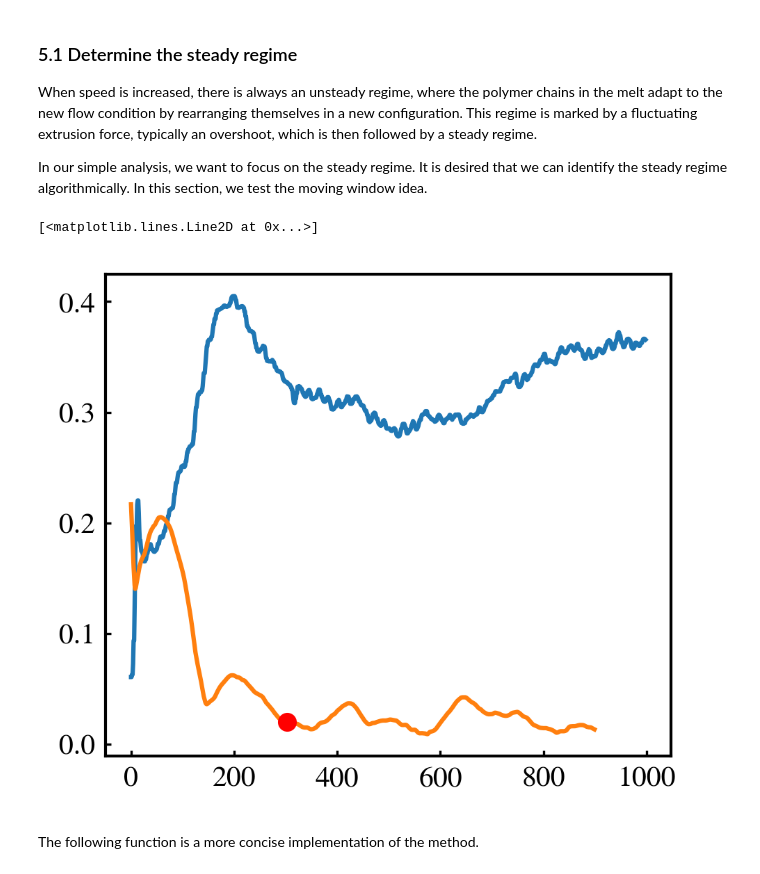
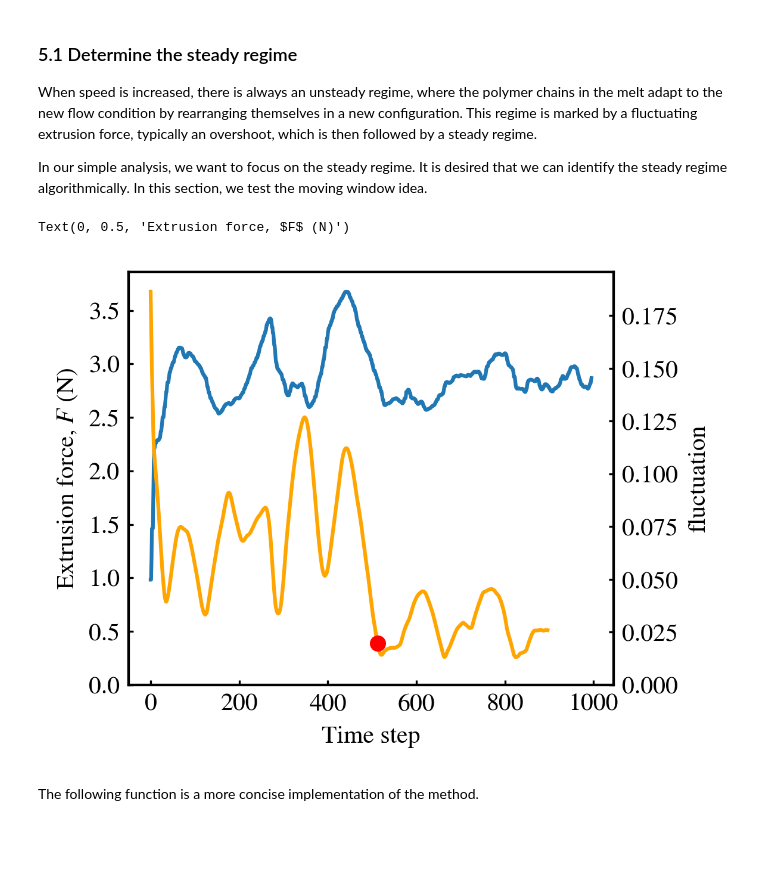
Before and after one commit to ZLoverty/ETP, a Jupyter notebook: Code/reanalysis-of-extrusion-data.ipynb, the cells around one changed output. Cells and saved outputs as stored; diff of their text form; code cells hidden in the pictures; blank space fills up the shorter version.

Commit message:
extrusion force analysis

```diff
--- a/Code/reanalysis-of-extrusion-data.ipynb
+++ b/Code/reanalysis-of-extrusion-data.ipynb
@@ -334,22 +415,33 @@ When speed is increased, there is always an unsteady regime, where the polymer c
 
 In our simple analysis, we want to focus on the steady regime. It is desired that we can identify the steady regime algorithmically. In this section, we test the moving window idea.
 # %%
-df = data.loc[(data["当前速度值 mm/s"]==0.2)]
+data_folder = Path(r"G:\Zhengyang\2025-09-16")
+filename = "测试2025.09.16--10-57-s-240.xls"
+data = pd.read_csv(data_folder / filename, sep="\t", encoding="gbk")
+df = data.loc[(data["当前速度值 mm/s"]==2)]
 # %%
 window_size = 99
 score_list = []
-plt.plot(range(len(df)), df["压力 kg"])
+force = df["压力 kg"] * 9.8
+plt.plot(range(len(df)), force)
 for i in range(len(df) - window_size):
     window = df["压力 kg"][i: i+window_size]
     score = window.std() / window.mean()
     score_list.append(score)
-plt.plot(score_list)
+ax = plt.gca()
+ax1 = ax.twinx()
+ax1.plot(score_list, color="orange")
+ax1.set_ylabel("fluctuation")
 
 ind = np.argmin(np.sign(np.array(score_list) - 0.02))
-plt.plot(303, score_list[303], "ro")
+plt.plot(ind, score_list[ind], "ro")
+ax.set_ylim(0, force.max() * 1.05)
+ax1.set_ylim(0, np.array(score_list).max() * 1.05)
+ax.set_xlabel("Time step")
+ax.set_ylabel("Extrusion force, $F$ (N)")
 # %% [output]
-[<matplotlib.lines.Line2D at 0x...>]
+Text(0, 0.5, 'Extrusion force, $F$ (N)')
-[figure, old version]
+[figure, new version]
 # %% [markdown]
 The following function is a more concise implementation of the method.
 # %%
```
Also changed, not shown: parts of 8 cells of this notebook, 2 other files.
